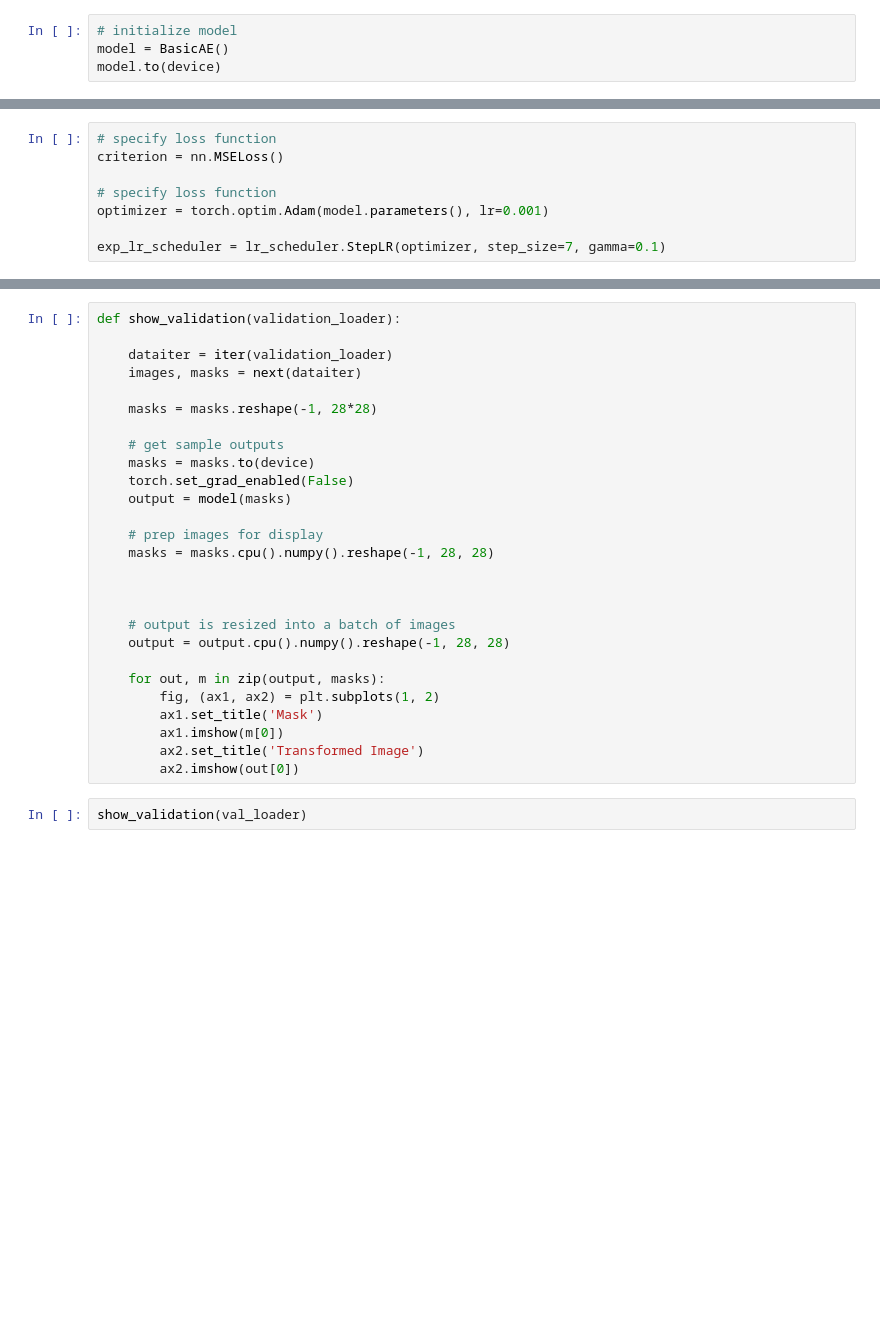
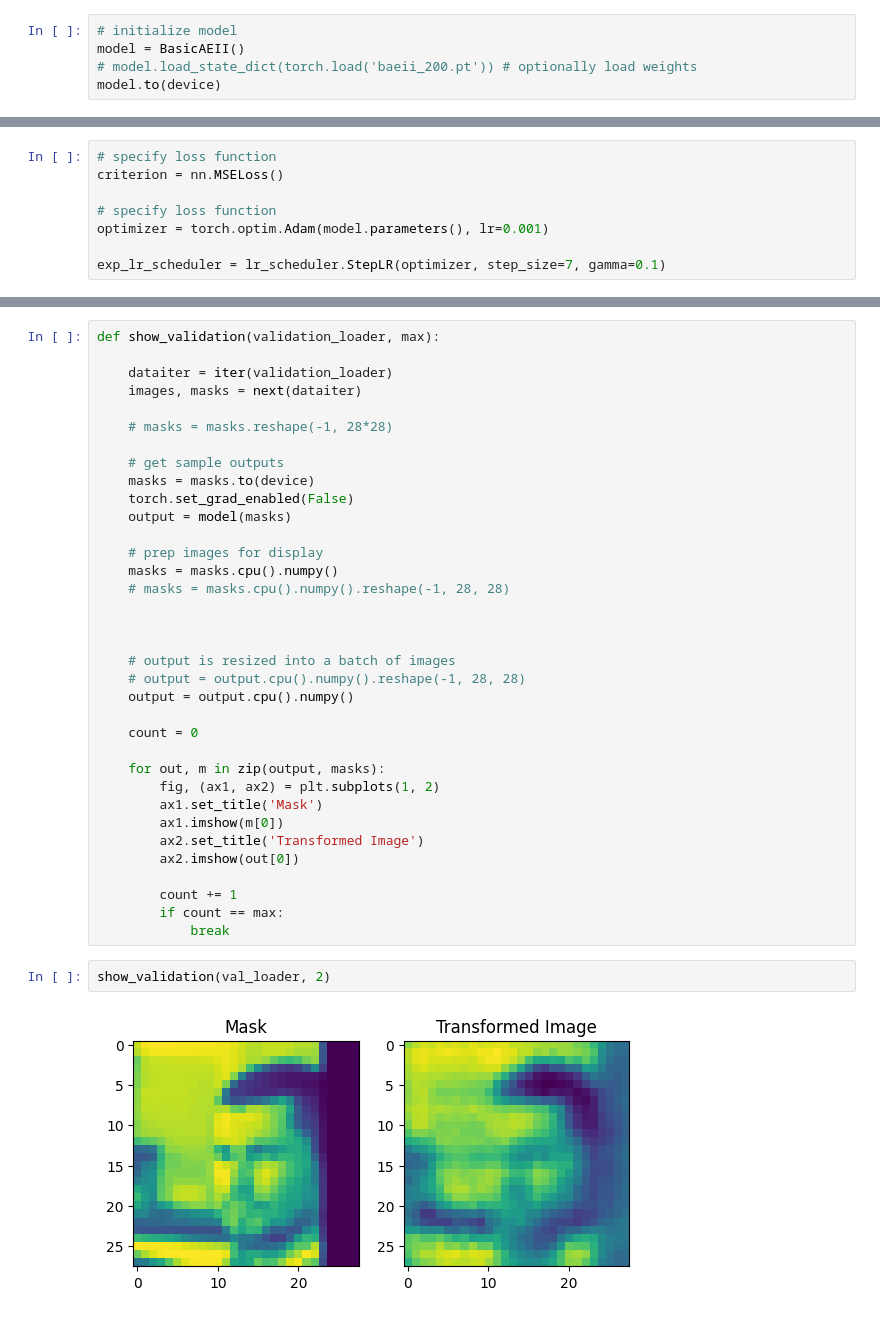
Before and after one commit to kaitsmith22/stat222-generative-ai, a Jupyter notebook: test_model.ipynb, the cells around one changed output, grey strips where cells are left out. Cells and saved outputs as stored; diff of their text form; blank space fills up the shorter version.

Commit message:
update test_model

```diff
--- a/test_model.ipynb
+++ b/test_model.ipynb
@@ -73,6 +74,7 @@ def dice_coef(y_true, y_pred):
     return (2. * intersection) / (torch.sum(y_true_f + y_pred_f))
 # %%
 # initialize model
-model = BasicAE()
+model = BasicAEII()
+# model.load_state_dict(torch.load('baeii_200.pt')) # optionally load weights
 model.to(device)
 # %% [output]
@@ -239,11 +241,11 @@ Training complete in 3m 59s
 Best val Acc: 0.000000
 # %%
-def show_validation(validation_loader):
+def show_validation(validation_loader, max):
 
     dataiter = iter(validation_loader)
     images, masks = next(dataiter)
 
-    masks = masks.reshape(-1, 28*28)
+    # masks = masks.reshape(-1, 28*28)
 
     # get sample outputs
     masks = masks.to(device)
@@ -251,12 +253,16 @@ def show_validation(validation_loader):
     output = model(masks)
 
     # prep images for display
-    masks = masks.cpu().numpy().reshape(-1, 28, 28)
+    masks = masks.cpu().numpy()
+    # masks = masks.cpu().numpy().reshape(-1, 28, 28)
 
 
 
     # output is resized into a batch of images
-    output = output.cpu().numpy().reshape(-1, 28, 28)
+    # output = output.cpu().numpy().reshape(-1, 28, 28)
+    output = output.cpu().numpy()
+
+    count = 0
 
     for out, m in zip(output, masks):
         fig, (ax1, ax2) = plt.subplots(1, 2)
@@ -264,5 +270,11 @@ def show_validation(validation_loader):
         ax1.imshow(m[0])
         ax2.set_title('Transformed Image')
         ax2.imshow(out[0])
+
+        count += 1
+        if count == max:
+            break
 # %%
-show_validation(val_loader)
+show_validation(val_loader, 2)
+# %% [output]
+[figure, added]
```
Also changed, not shown: parts of 5 cells of this notebook.
